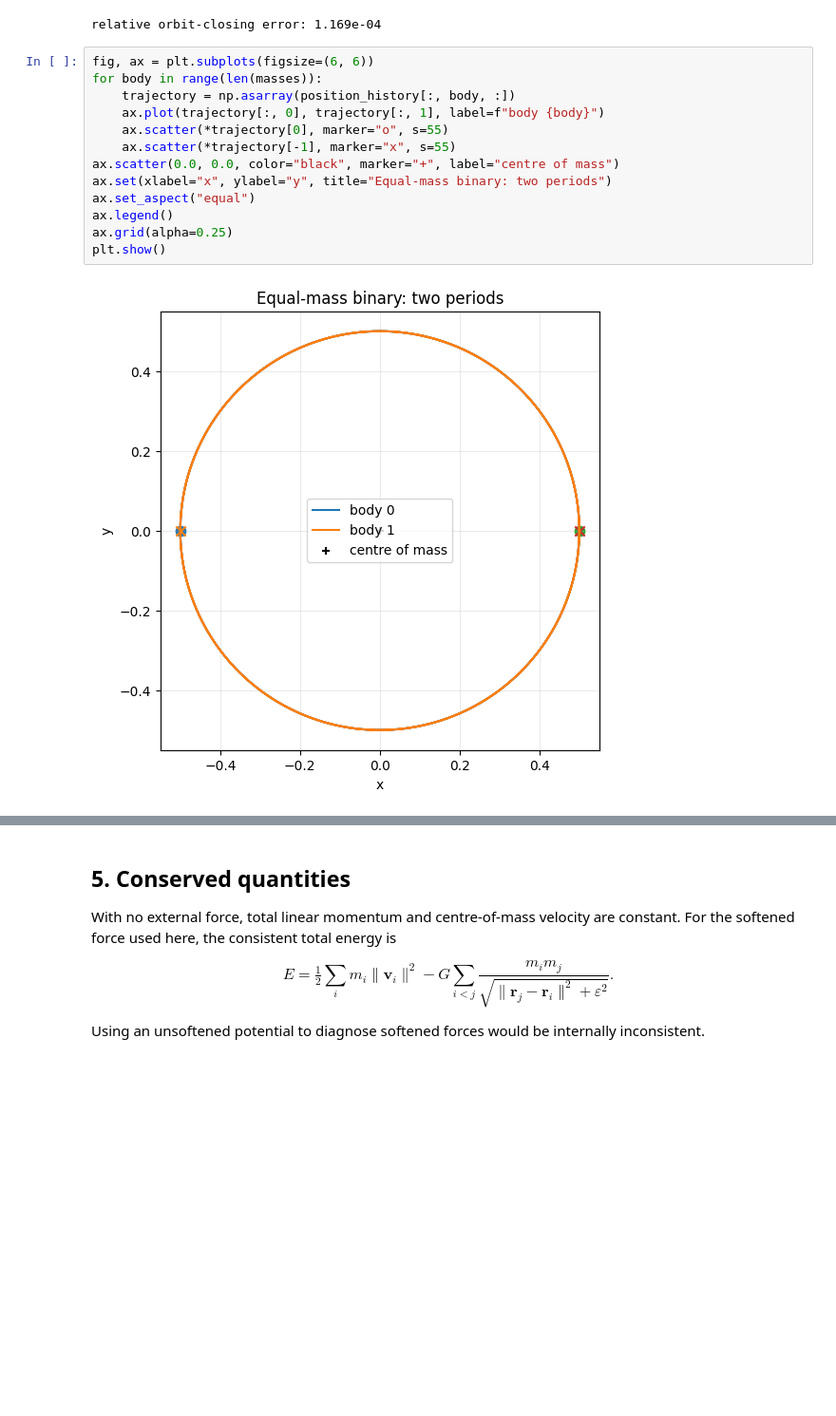
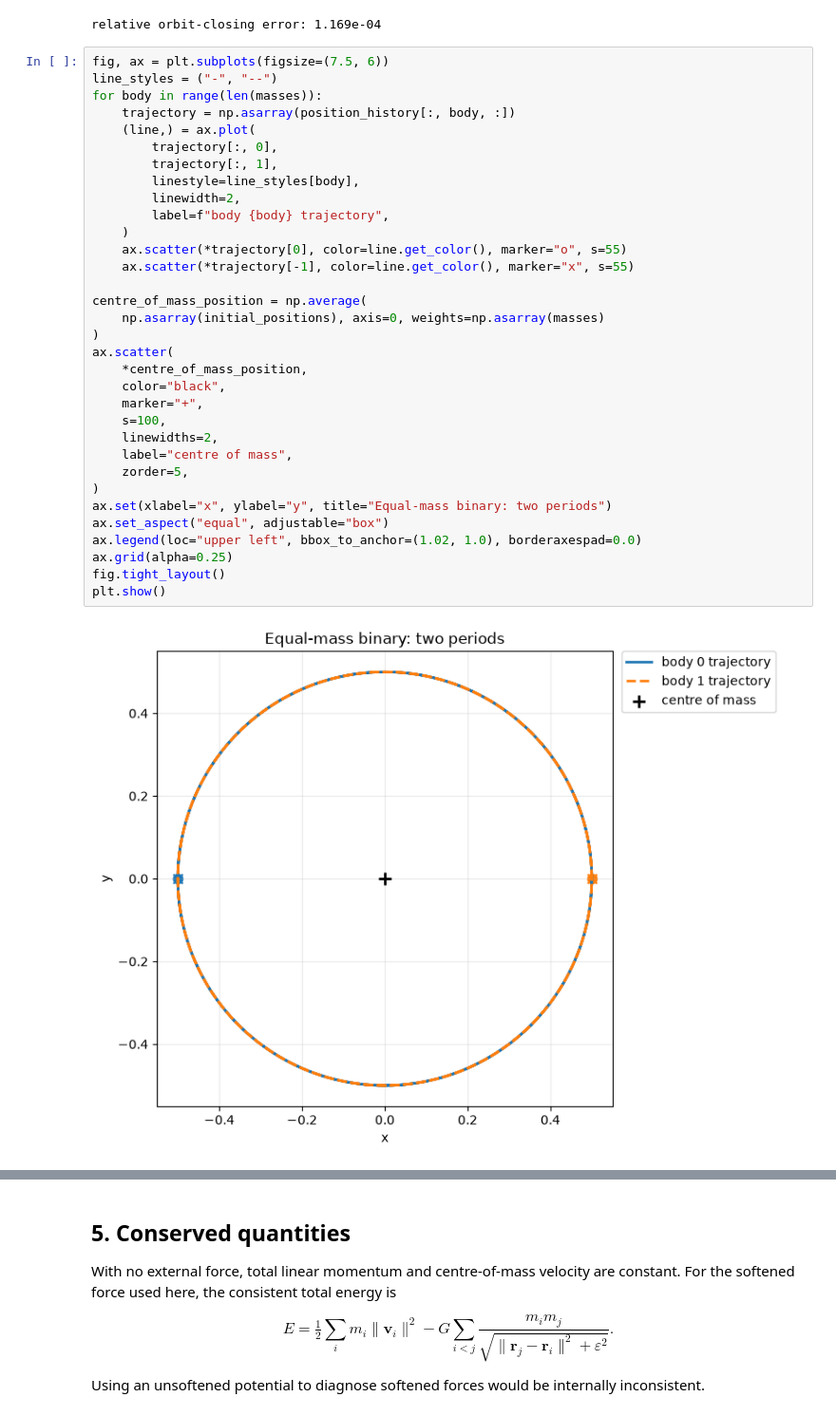
Before and after one commit to gjbex/Python-on-GPUs, a Jupyter notebook: source-code/jax/n_body.ipynb, the cells around one changed output, grey strips where cells are left out. Shown at 95% size. Drawn from its saved outputs; the diff is of its cells as text; blank space fills up the shorter version.

Commit message:
Fix two-body plot

```diff
--- a/source-code/jax/n_body.ipynb
+++ b/source-code/jax/n_body.ipynb
@@ -260,18 +260,38 @@ print(f"relative orbit-closing error: {closing_error:.3e}")
 # %% [output]
 relative orbit-closing error: 1.169e-04
 # %%
-fig, ax = plt.subplots(figsize=(6, 6))
+fig, ax = plt.subplots(figsize=(7.5, 6))
+line_styles = ("-", "--")
 for body in range(len(masses)):
     trajectory = np.asarray(position_history[:, body, :])
-    ax.plot(trajectory[:, 0], trajectory[:, 1], label=f"body {body}")
-    ax.scatter(*trajectory[0], marker="o", s=55)
-    ax.scatter(*trajectory[-1], marker="x", s=55)
-ax.scatter(0.0, 0.0, color="black", marker="+", label="centre of mass")
+    (line,) = ax.plot(
+        trajectory[:, 0],
+        trajectory[:, 1],
+        linestyle=line_styles[body],
+        linewidth=2,
+        label=f"body {body} trajectory",
+    )
+    ax.scatter(*trajectory[0], color=line.get_color(), marker="o", s=55)
+    ax.scatter(*trajectory[-1], color=line.get_color(), marker="x", s=55)
+
+centre_of_mass_position = np.average(
+    np.asarray(initial_positions), axis=0, weights=np.asarray(masses)
+)
+ax.scatter(
+    *centre_of_mass_position,
+    color="black",
+    marker="+",
+    s=100,
+    linewidths=2,
+    label="centre of mass",
+    zorder=5,
+)
 ax.set(xlabel="x", ylabel="y", title="Equal-mass binary: two periods")
-ax.set_aspect("equal")
-ax.legend()
+ax.set_aspect("equal", adjustable="box")
+ax.legend(loc="upper left", bbox_to_anchor=(1.02, 1.0), borderaxespad=0.0)
 ax.grid(alpha=0.25)
+fig.tight_layout()
 plt.show()
 # %% [output]
-[figure, old version]
+[figure, new version]
 # %% [markdown]
```
Also changed, not shown: parts of 1 cell of this notebook.
